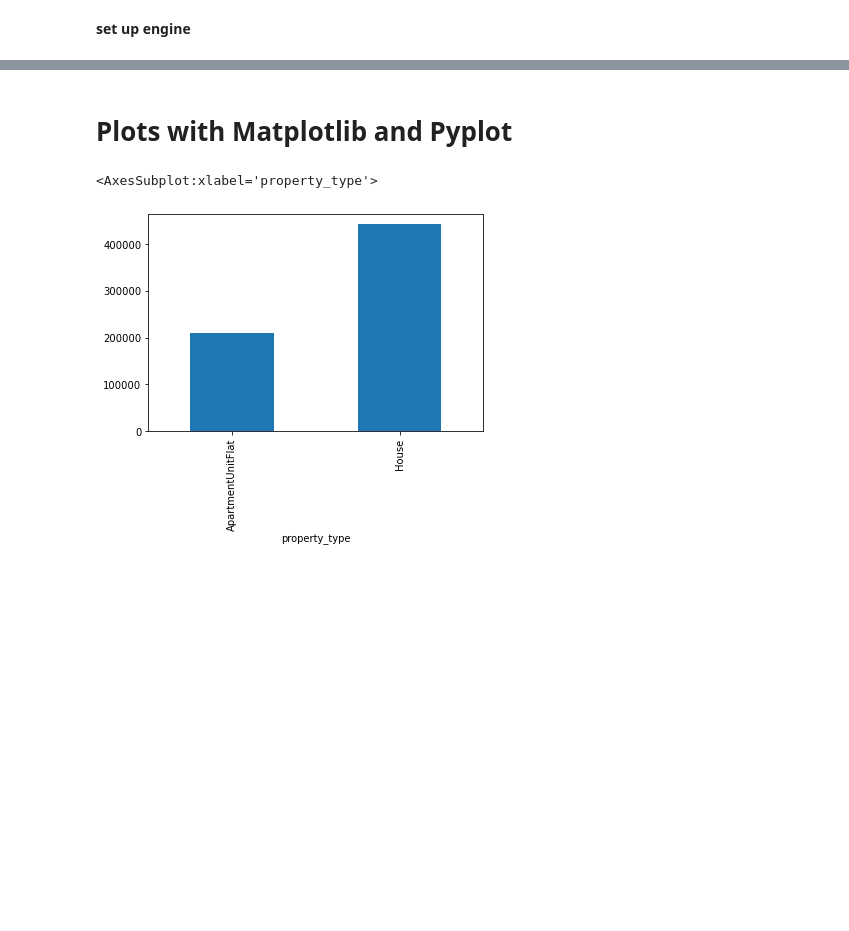
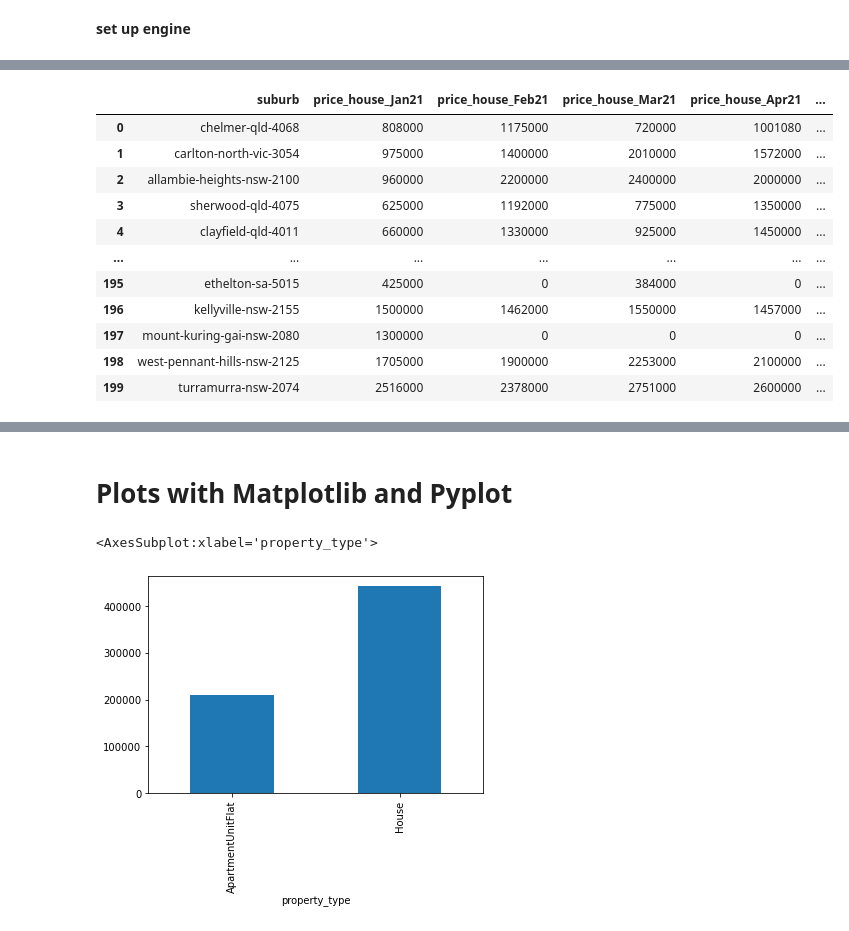
Before and after one commit to helengtt/properties-investment, a Jupyter notebook: ipynb/domain.ipynb, the cells around one changed output, grey strips where cells are left out. Drawn from its saved outputs; the diff is of its cells as text; code cells hidden in the pictures; blank space fills up the shorter version.

```diff
--- a/ipynb/domain.ipynb
+++ b/ipynb/domain.ipynb
@@ -95,0 +17,3 @@ df.head()
+# %%
+properties = pd.read_csv('../data/properties_cleaned.csv')
+properties.head()
@@ -95,0 +292,91 @@ df.head()
+# %%
+monthly_growth = sqldf('''
+WITH properties_month AS (
+SELECT listing_id
+    , suburb
+    , property_type
+    , beds
+    , price
+    , CASE
+        WHEN sold_date >= '2021-01-01' and sold_date <='2021-01-31' THEN '2021-01'
+        WHEN sold_date >= '2021-02-01' and sold_date <='2021-02-28' THEN '2021-02'
+        WHEN sold_date >= '2021-03-01' and sold_date <='2021-03-31' THEN '2021-03'
+        WHEN sold_date >= '2021-04-01' and sold_date <='2021-04-30' THEN '2021-04'
+        WHEN sold_date >= '2021-05-01' and sold_date <='2021-05-31' THEN '2021-05'
+        WHEN sold_date >= '2021-06-01' and sold_date <='2021-06-30' THEN '2021-06'
+        WHEN sold_date >= '2021-07-01' THEN '2021-07'
+      END AS month
+    , COUNT(listing_id) OVER (PARTITION BY suburb) as cnt
+FROM properties
+), properties_ranked AS (
+SELECT listing_id
+    , suburb
+    , property_type
+    , beds
+    , ROW_NUMBER() OVER (PARTITION BY month, suburb, property_type ORDER BY price) AS rn_by_type
+    , COUNT(listing_id) OVER (PARTITION BY month, suburb, property_type) as cnt_by_type
+    , price
+    , month
+FROM properties_month
+WHERE month IN ('2021-01', '2021-02' , '2021-03' , '2021-04', '2021-05', '2021-06', '2021-07')
+), filtering AS (
+SELECT suburb
+    , property_type
+    , month
+    , price
+FROM properties_ranked
+WHERE rn_by_type = CEIL(cnt_by_type / 2)
+GROUP BY suburb, property_type, month
+ORDER BY suburb, property_type, month
+), median_price AS (
+SELECT suburb
+    , SUM(CASE WHEN property_type='House' AND month = '2021-01' THEN price ELSE 0 END) AS price_house_Jan21
+    , SUM(CASE WHEN property_type='House' AND month = '2021-02' THEN price ELSE 0 END) AS price_house_Feb21
+    , SUM(CASE WHEN property_type='House' AND month = '2021-03' THEN price ELSE 0 END) AS price_house_Mar21
+    , SUM(CASE WHEN property_type='House' AND month = '2021-04' THEN price ELSE 0 END) AS price_house_Apr21
+    , SUM(CASE WHEN property_type='House' AND month = '2021-05' THEN price ELSE 0 END) AS price_house_May21
+    , SUM(CASE WHEN property_type='House' AND month = '2021-06' THEN price ELSE 0 END) AS price_house_Jun21
+    , SUM(CASE WHEN property_type='House' AND month = '2021-07' THEN price ELSE 0 END) AS price_house_Jul21
+    , SUM(CASE WHEN property_type='ApartmentUnitFlat' AND month = '2021-01' THEN price ELSE 0 END) AS price_apt_Jan21
+    , SUM(CASE WHEN property_type='ApartmentUnitFlat' AND month = '2021-02' THEN price ELSE 0 END) AS price_apt_Feb21
+    , SUM(CASE WHEN property_type='ApartmentUnitFlat' AND month = '2021-03' THEN price ELSE 0 END) AS price_apt_Mar21
+    , SUM(CASE WHEN property_type='ApartmentUnitFlat' AND month = '2021-04' THEN price ELSE 0 END) AS price_apt_Apr21
+    , SUM(CASE WHEN property_type='ApartmentUnitFlat' AND month = '2021-05' THEN price ELSE 0 END) AS price_apt_May21
+    , SUM(CASE WHEN property_type='ApartmentUnitFlat' AND month = '2021-06' THEN price ELSE 0 END) AS price_apt_Jun21
+    , SUM(CASE WHEN property_type='ApartmentUnitFlat' AND month = '2021-07' THEN price ELSE 0 END) AS price_apt_Jul21
+FROM filtering
+GROUP BY suburb
+)
+SELECT *
+    , (price_house_Jul21 * 1.0/ price_house_Jan21 -1) AS house_6mths_growth
+    , (price_house_Feb21 * 1.0/ price_house_Jan21 -1) AS house_Feb_growth
+    , (price_house_Mar21 * 1.0/ price_house_Feb21 -1) AS house_Mar_growth
+    , (price_house_Apr21 * 1.0/ price_house_Mar21 -1) AS house_Apr_growth
+    , (price_house_May21 * 1.0/ price_house_Apr21 -1) AS house_May_growth
+    , (price_house_Jun21 * 1.0/ price_house_May21 -1) AS house_Jun_growth
+    , (price_house_Jul21 * 1.0/ price_house_Jun21 -1) AS house_Jul_growth
+    , (price_apt_Jul21 * 1.0/ price_apt_Jan21 -1) AS apt_6mths_growth
+    , (price_apt_Feb21 * 1.0/ price_apt_Jan21 -1) AS apt_Feb_growth
+    , (price_apt_Mar21 * 1.0/ price_apt_Feb21 -1) AS apt_Mar_growth
+    , (price_apt_Apr21 * 1.0/ price_apt_Mar21 -1) AS apt_Apr_growth
+    , (price_apt_May21 * 1.0/ price_apt_Apr21 -1) AS apt_May_growth
+    , (price_apt_Jun21 * 1.0/ price_apt_May21 -1) AS apt_Jun_growth
+    , (price_apt_Jul21 * 1.0/ price_apt_Jun21 -1) AS apt_Jul_growth
+FROM median_price
+ORDER BY house_6mths_growth DESC
+''')
+
+monthly_growth.head(200)
+# %% [output]
+|  | suburb | price_house_Jan21 | price_house_Feb21 | price_house_Mar21 | price_house_Apr21 | ... |
+| 0 | chelmer-qld-4068 | 808000 | 1175000 | 720000 | 1001080 | ... |
+| 1 | carlton-north-vic-3054 | 975000 | 1400000 | 2010000 | 1572000 | ... |
+| 2 | allambie-heights-nsw-2100 | 960000 | 2200000 | 2400000 | 2000000 | ... |
+| 3 | sherwood-qld-4075 | 625000 | 1192000 | 775000 | 1350000 | ... |
+| 4 | clayfield-qld-4011 | 660000 | 1330000 | 925000 | 1450000 | ... |
+| ... | ... | ... | ... | ... | ... | ... |
+| 195 | ethelton-sa-5015 | 425000 | 0 | 384000 | 0 | ... |
+| 196 | kellyville-nsw-2155 | 1500000 | 1462000 | 1550000 | 1457000 | ... |
+| 197 | mount-kuring-gai-nsw-2080 | 1300000 | 0 | 0 | 0 | ... |
+| 198 | west-pennant-hills-nsw-2125 | 1705000 | 1900000 | 2253000 | 2100000 | ... |
+| 199 | turramurra-nsw-2074 | 2516000 | 2378000 | 2751000 | 2600000 | ... |
```
Also changed, not shown: parts of 47 cells of this notebook, 3 other files.
